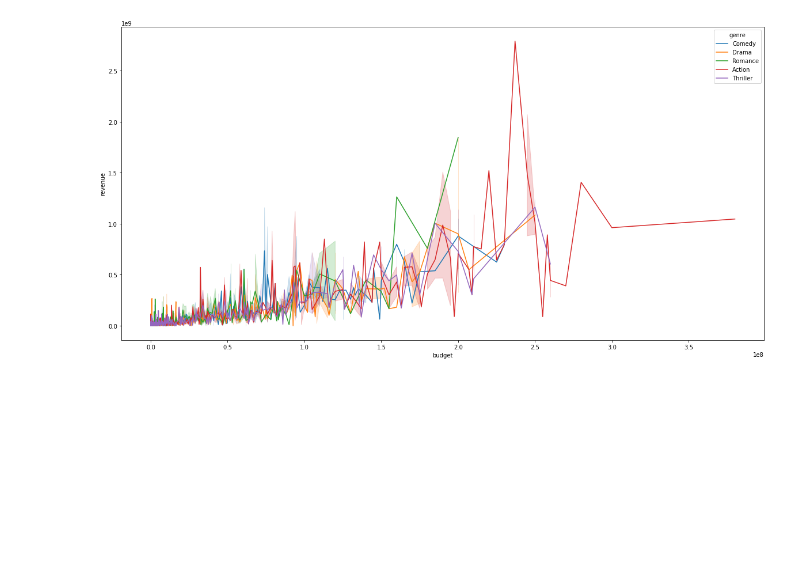
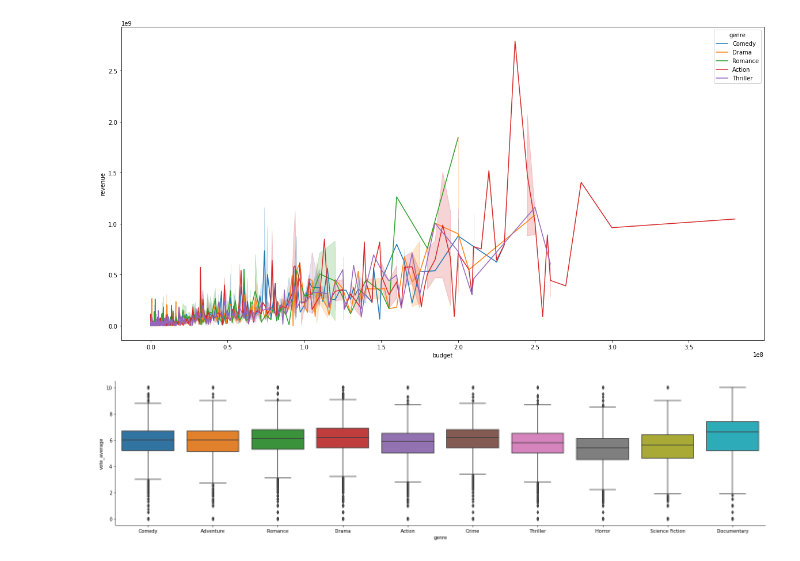
Before and after one commit to adi-benz/movies-rating-analysis, a Jupyter notebook: analysis.ipynb, the cells around one changed output. Saved outputs shown, nothing was run; the diff lists cells and outputs as text; code cells hidden in the pictures; blank space fills up the shorter version.

```diff
--- a/analysis.ipynb
+++ b/analysis.ipynb
@@ -266,3 +272,9 @@ for index, movie_metadata in movie_metadata_tmp.iterrows():
         new_rows.append(movie_metadata.to_list())
 
 c = pd.DataFrame(data=new_rows, columns=movie_metadata_tmp.columns)
+# %%
+movies_in_top_genres = movies_genres[movies_genres['genre'].isin(top_genres[:10])]
+sns.catplot(x="genre", y="vote_average", data=movies_in_top_genres, kind='box', height=5, aspect=4)
+plt.show()
+# %% [output]
+[figure, added]
```
Also changed, not shown: parts of 15 cells of this notebook.
